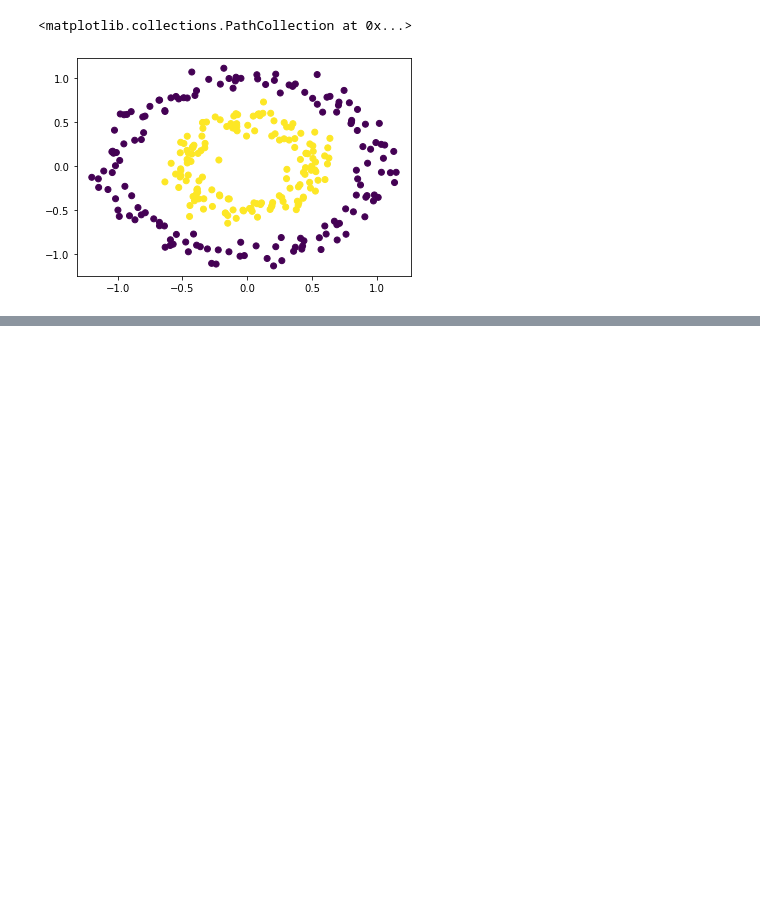
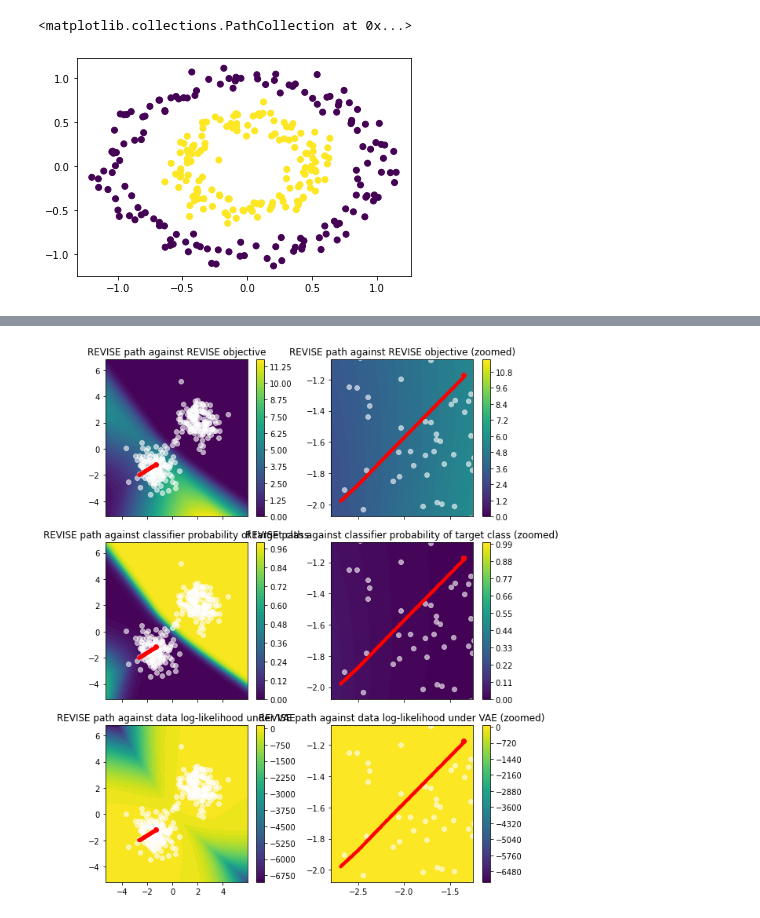
Before and after one commit to jdcc/ac207_final, a Jupyter notebook: 2.0_other_datasets.ipynb, the cells around one changed output, grey strips where cells are left out. Drawn from its saved outputs; the diff is of its cells as text; code cells hidden in the pictures; blank space fills up the shorter version.

```diff
--- a/2.0_other_datasets.ipynb
+++ b/2.0_other_datasets.ipynb
@@ -170,0 +177,21 @@ fig.tight_layout()
+# %%
+data = x
+data_vari = x_var
+
+latent_dim = 2
+
+enc_params = {
+    'input_dim': 2,
+    'hidden_widths': [64, 64],
+    'activation_fn': Relu,
+    'output_dim': latent_dim * 2
+}
+dec_params = {
+    'input_dim': 2,
+    'hidden_widths': [64, 64],
+    'activation_fn': Relu,
+    'output_dim': 2
+}
+
+vae = create_vae(rng_key, enc_params, dec_params)
+vae, loss_history = vae.fit(rng_key, data, data_vari, step_size=1e-2, max_iter=500)
@@ -170,0 +204,15 @@ fig.tight_layout()
+# %%
+revisor = Revise(classifier, vae)
+# %%
+path = revisor.shortest_path_to_target_class(chosen_point, learning_rate=1e-3, max_iter=500)
+# %%
+fig, axes = plt.subplots(3, 2, figsize=(8, 10), sharex='col', sharey=False)
+revisor.show_path(path, x, ax=axes[0][0], fig=fig)
+revisor.show_path(path, x, ax=axes[0][1], fig=fig, zoom=True)
+revisor.show_path(path, x, ax=axes[1][0], fig=fig, landscape='prob_target')
+revisor.show_path(path, x, ax=axes[1][1], fig=fig, landscape='prob_target', zoom=True)
+revisor.show_path(path, x, ax=axes[2][0], fig=fig, landscape='likelihood')
+revisor.show_path(path, x, ax=axes[2][1], fig=fig, landscape='likelihood', zoom=True)
+fig.tight_layout()
+# %% [output]
+[figure, added]
```
Also changed, not shown: parts of 13 cells of this notebook, 1 other file.
